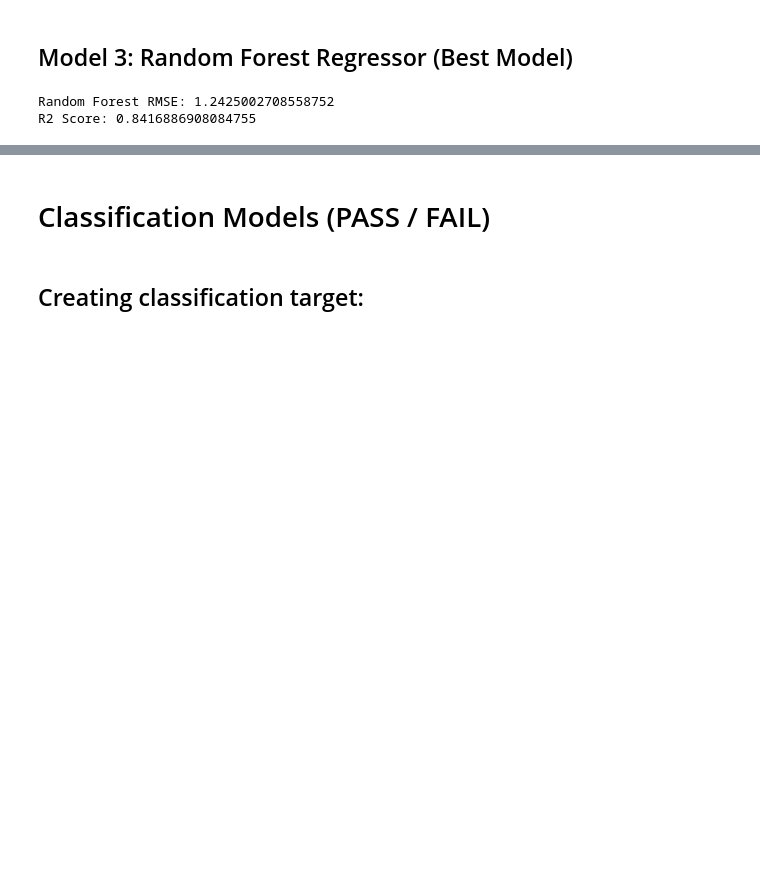
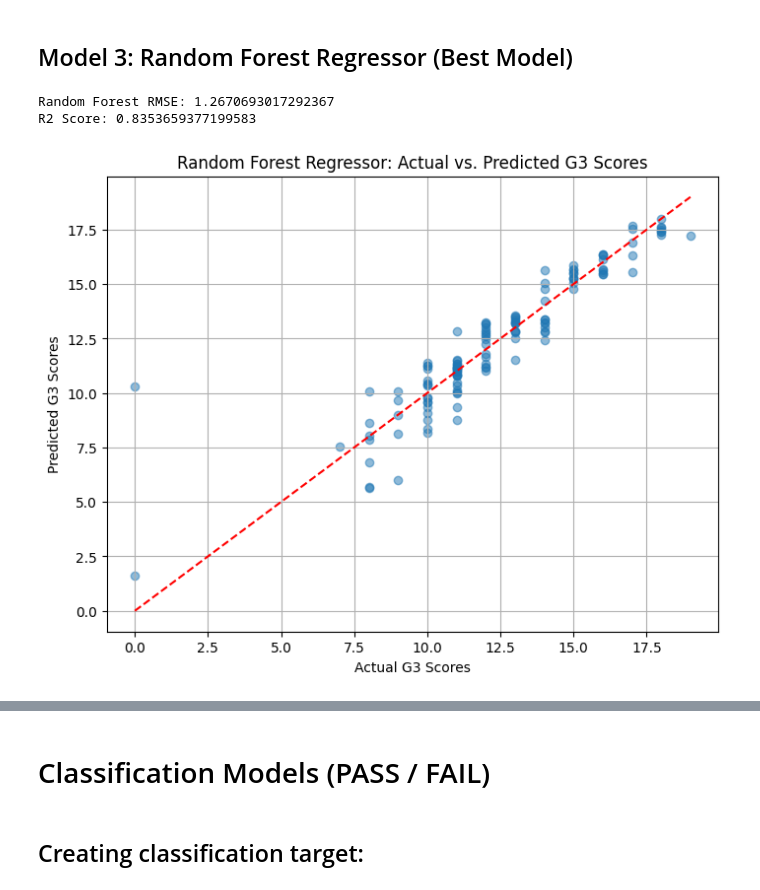
Before and after one commit to Manishkumarsingh6239/Predictive_analytics_proect-INT234-, a Jupyter notebook: main.ipynb, the cells around one changed output, grey strips where cells are left out. Drawn from its saved outputs; the diff is of its cells as text; code cells hidden in the pictures; blank space fills up the shorter version.

```diff
--- a/main.ipynb
+++ b/main.ipynb
@@ -109,11 +133,23 @@ R2 Score: 0.5906045969758016
 # %%
 rf = RandomForestRegressor()
 rf.fit(X_train_reg, y_train_reg)
 
 pred_rf = rf.predict(X_test_reg)
 
+acc_rand_for_reg = r2_score(y_test_reg, pred_rf)
+
 print("Random Forest RMSE:", np.sqrt(mean_squared_error(y_test_reg, pred_rf)))
-print("R2 Score:", r2_score(y_test_reg, pred_rf))
+print("R2 Score:", acc_rand_for_reg)
+
+plt.figure(figsize=(8, 6))
+plt.scatter(y_test_reg, pred_rf, alpha=0.5)
+plt.plot([min(y_test_reg), max(y_test_reg)], [min(y_test_reg), max(y_test_reg)], color='red', linestyle='--')
+plt.title('Random Forest Regressor: Actual vs. Predicted G3 Scores')
+plt.xlabel('Actual G3 Scores')
+plt.ylabel('Predicted G3 Scores')
+plt.grid(True)
+plt.show()
 # %% [output]
-Random Forest RMSE: 1.2425002708558752
-R2 Score: 0.8416886908084755
+Random Forest RMSE: 1.2670693017292367
+R2 Score: 0.8353659377199583
+[figure, added]
```
Also changed, not shown: parts of 10 cells of this notebook.
